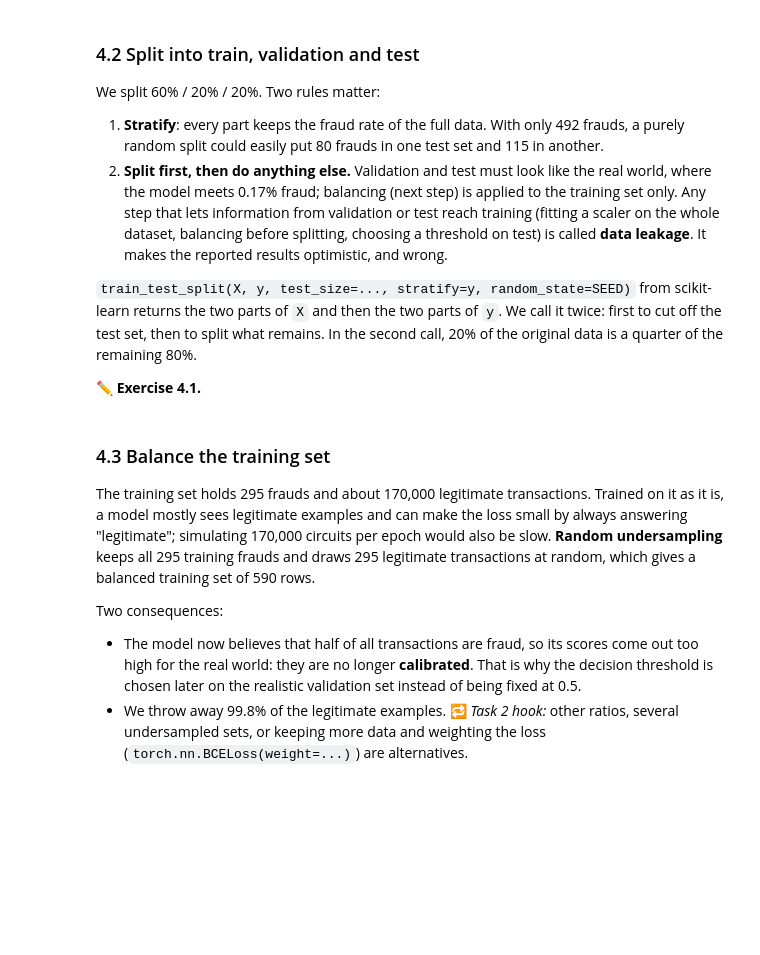
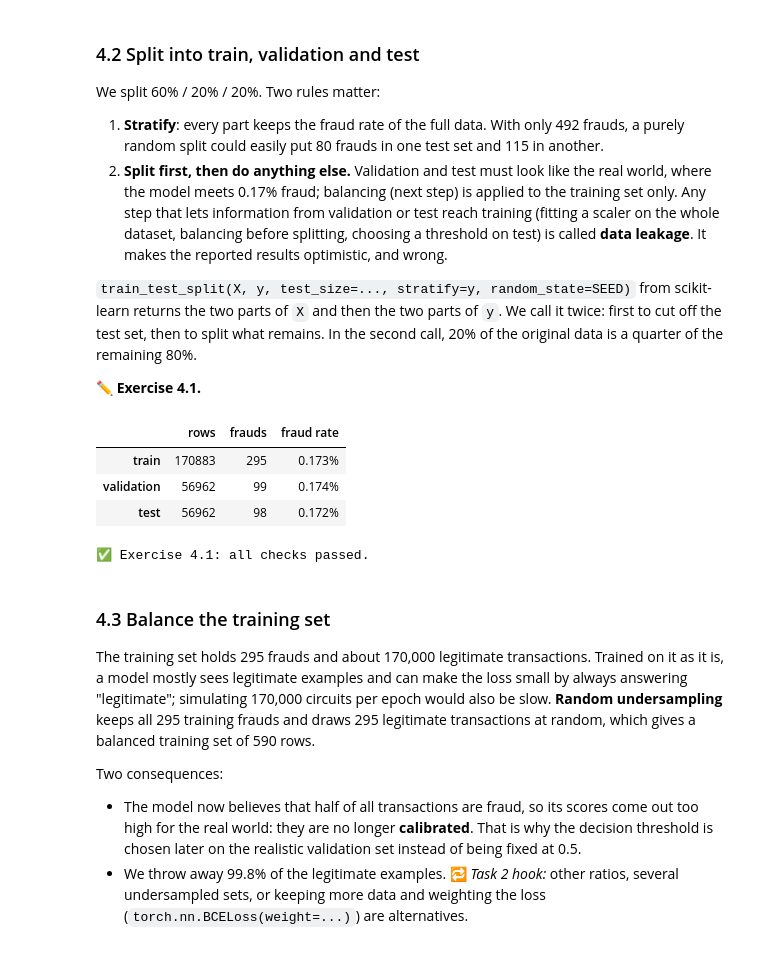
Before and after one commit to WEX75/Quantum-AIM, a Jupyter notebook: kit/task1_guided_vqc_fraud_detection.ipynb, the cells around one changed output. Saved outputs shown, nothing was run; the diff lists cells and outputs as text; code cells hidden in the pictures; blank space fills up the shorter version.

```diff
--- a/kit/task1_guided_vqc_fraud_detection.ipynb
+++ b/kit/task1_guided_vqc_fraud_detection.ipynb
@@ -242,13 +255,11 @@ The **ULB Credit Card Fraud** dataset (Machine Learning Group, Université Libre
 
 The next cell reads `data/creditcard.csv` (the [Kaggle](https://www.kaggle.com/datasets/mlg-ulb/creditcardfraud) file) if you have it, and otherwise downloads the identical copy from [OpenML](https://www.openml.org/d/42175) (dataset 42175, about 70 MB, cached after the first run). Do not use OpenML dataset 1597: it has the same rows but no `Time` column.
 # %%
-DATA_PATH = Path("data/creditcard.csv")
-if DATA_PATH.exists():
-    df = pd.read_csv(DATA_PATH)
-else:
-    df = fetch_openml(data_id=42175, as_frame=True, parser="auto").frame
-df["Class"] = df["Class"].astype(int)
-print(df.shape)
-df.head()
+    DATA_PATH = Path("data/creditcard.csv/creditcard.csv")
+    if DATA_PATH.exists():
+        df = pd.read_csv(DATA_PATH)
+    else:
+        from sklearn.datasets import fetch_openml
+        df = fetch_openml(data_id=42175, as_frame=True, parser="auto").frame
 # %%
 df[["Time", "V1", "V2", "V3", "Amount"]].describe().round(2)
@@ -314,17 +341,16 @@ def confusion_counts(y_true, y_pred):
     '''(TP, FP, FN, TN) for arrays of 0/1 labels and 0/1 predictions.'''
     y_true, y_pred = np.asarray(y_true), np.asarray(y_pred)
     # Hint: (y_true == 1) & (y_pred == 1) is True where a fraud was flagged; np.sum counts the True entries.
-    tp = FILL_IN
-    fp = FILL_IN
-    fn = FILL_IN
-    tn = FILL_IN
-    return tp, fp, fn, tn
-
+    tp = (y_true == 1) & (y_pred == 1)
+    fp = (y_true == 0) & (y_pred == 1)
+    fn = (y_true == 1) & (y_pred == 0)
+    tn = (y_true == 0) & (y_pred == 0)
+    return tp.sum(), fp.sum(), fn.sum(), tn.sum()
 
 def precision_recall_f1(tp, fp, fn):
-    precision = FILL_IN   # of everything flagged, the fraction that is fraud (0.0 if nothing was flagged)
-    recall = FILL_IN      # of all frauds, the fraction that was flagged (0.0 if there are no frauds)
-    f1 = FILL_IN          # harmonic mean of precision and recall (0.0 if both are 0)
+    precision = tp / (tp + fp) if (tp + fp) > 0 else 0.0  # of everything flagged, the fraction that is fraud (0.0 if nothing was flagged)
+    recall = tp / (tp + fn) if (tp + fn) > 0 else 0.0      # of all frauds, the fraction that was flagged (0.0 if there are no frauds)
+    f1 = 2 * (precision * recall) / (precision + recall) if (precision + recall) > 0 else 0.0          # harmonic mean of precision and recall (0.0 if both are 0)
     return precision, recall, f1
 # %%
 # ✅ Check 3.1: compare with scikit-learn
@@ -415,19 +458,24 @@ We split 60% / 20% / 20%. Two rules matter:
 # %%
 X = df.drop(columns="Class")
 y = df["Class"].to_numpy()
+
 # 1. cut off 20% of (X, y) as the test set; 2. split the remaining 80% into 60% train and 20% validation.
 # stratify= takes the labels of the data being split.
-X_trval, X_test, y_trval, y_test = train_test_split(X, y, test_size=FILL_IN, stratify=FILL_IN, random_state=SEED)
-X_train, X_val, y_train, y_val = train_test_split(X_trval, y_trval, test_size=FILL_IN, stratify=FILL_IN, random_state=SEED)
-
+X_trval, X_test, y_trval, y_test = train_test_split(X, y, test_size=0.2, stratify=y, random_state=42)
+X_train, X_val, y_train, y_val = train_test_split(X_trval, y_trval, test_size=0.25, stratify=y_trval, random_state=42)
 pd.DataFrame(
     {
         "rows": [len(y_train), len(y_val), len(y_test)],
         "frauds": [y_train.sum(), y_val.sum(), y_test.sum()],
         "fraud rate": [f"{y_train.mean():.3%}", f"{y_val.mean():.3%}", f"{y_test.mean():.3%}"],
     },
     index=["train", "validation", "test"],
 )
+# %% [output]
+|  | rows | frauds | fraud rate |
+| train | 170883 | 295 | 0.173% |
+| validation | 56962 | 99 | 0.174% |
+| test | 56962 | 98 | 0.172% |
 # %%
 # ✅ Check 4.1
 assert abs(len(y_test) / len(y) - 0.2) < 0.001 and abs(len(y_val) / len(y) - 0.2) < 0.001, "validation and test should each hold 20% of the data"
@@ -436,6 +484,8 @@ assert not set(X_train.index) & set(X_test.index) and not set(X_val.index) & set
 if SAMPLE_FRACTION == 1.0:
     assert (len(y_test), int(y_test.sum()), int(y_val.sum())) == (56962, 98, 99), "use random_state=SEED so that everybody gets the same split"
 passed("4.1")
+# %% [output]
+✅ Exercise 4.1: all checks passed.
 # %% [markdown]
 ### 4.3 Balance the training set
 The training set holds 295 frauds and about 170,000 legitimate transactions. Trained on it as it is, a model mostly sees legitimate examples and can make the loss small by always answering "legitimate"; simulating 170,000 circuits per epoch would also be slow. **Random undersampling** keeps all 295 training frauds and draws 295 legitimate transactions at random, which gives a balanced training set of 590 rows.
```
Also changed, not shown: parts of 66 cells of this notebook, 7 other files.
